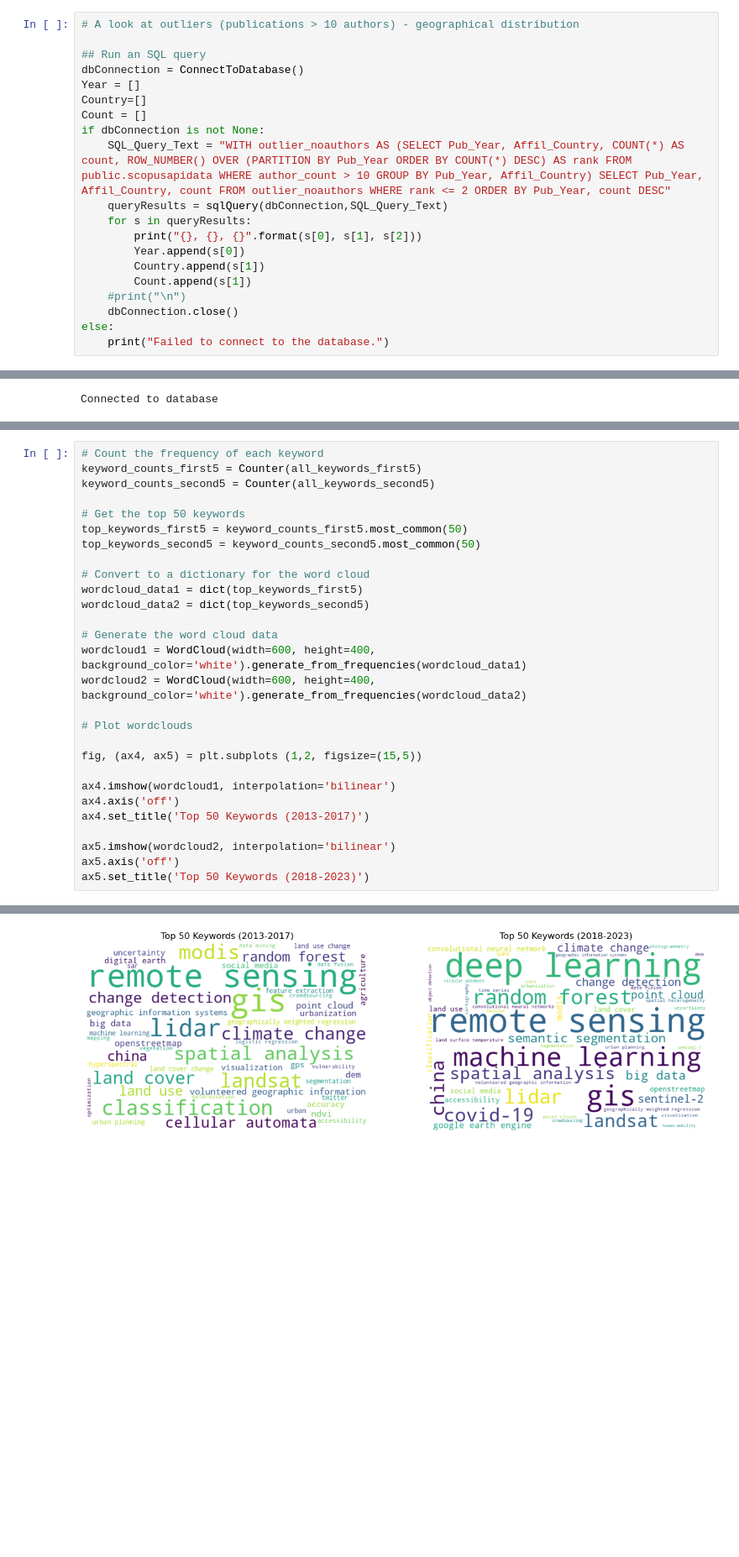
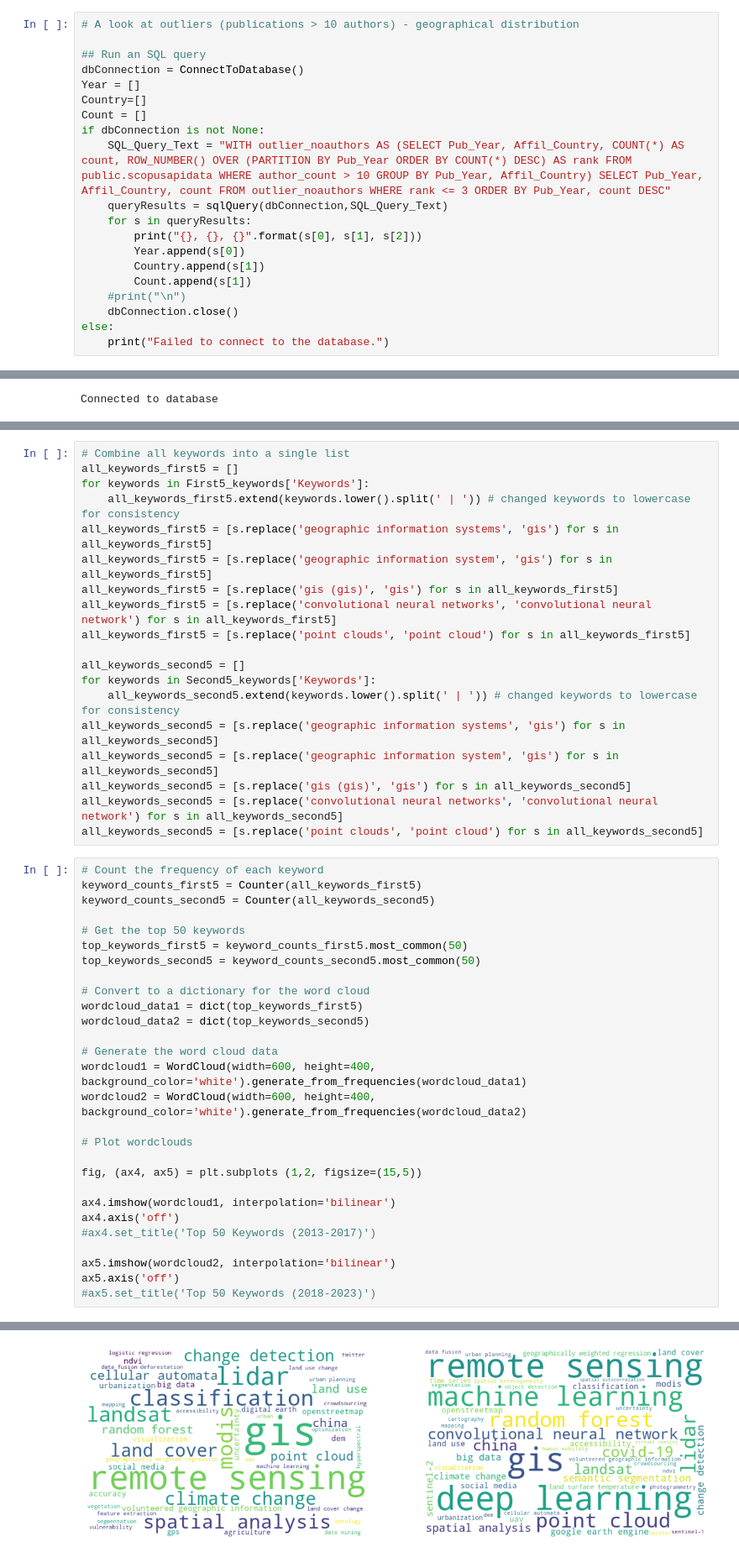
Before and after one commit to Arg-Pep/CS648---Project-ID-24-8, a Jupyter notebook: CS648 - Code.ipynb, the cells around one changed output, grey strips where cells are left out. Shown at 84% size. Saved outputs shown, nothing was run; the diff lists cells and outputs as text; blank space fills up the shorter version.

```diff
--- a/CS648 - Code.ipynb
+++ b/CS648 - Code.ipynb
@@ -1253,7 +1253,7 @@ Year = []
 Country=[]
 Count = []
 if dbConnection is not None:
-    SQL_Query_Text = "WITH outlier_noauthors AS (SELECT Pub_Year, Affil_Country, COUNT(*) AS count, ROW_NUMBER() OVER (PARTITION BY Pub_Year ORDER BY COUNT(*) DESC) AS rank FROM public.scopusapidata WHERE author_count > 10 GROUP BY Pub_Year, Affil_Country) SELECT Pub_Year, Affil_Country, count FROM outlier_noauthors WHERE rank <= 2 ORDER BY Pub_Year, count DESC"
+    SQL_Query_Text = "WITH outlier_noauthors AS (SELECT Pub_Year, Affil_Country, COUNT(*) AS count, ROW_NUMBER() OVER (PARTITION BY Pub_Year ORDER BY COUNT(*) DESC) AS rank FROM public.scopusapidata WHERE author_count > 10 GROUP BY Pub_Year, Affil_Country) SELECT Pub_Year, Affil_Country, count FROM outlier_noauthors WHERE rank <= 3 ORDER BY Pub_Year, count DESC"
     queryResults = sqlQuery(dbConnection,SQL_Query_Text)
     for s in queryResults:
         print("{}, {}, {}".format(s[0], s[1], s[2]))
@@ -1420,3 +1410,22 @@ for keywords in Second5_keywords['Keywords']:
+# %%
+# Combine all keywords into a single list
+all_keywords_first5 = []
+for keywords in First5_keywords['Keywords']:
+    all_keywords_first5.extend(keywords.lower().split(' | ')) # changed keywords to lowercase for consistency
+all_keywords_first5 = [s.replace('geographic information systems', 'gis') for s in all_keywords_first5]
+all_keywords_first5 = [s.replace('geographic information system', 'gis') for s in all_keywords_first5]
+all_keywords_first5 = [s.replace('gis (gis)', 'gis') for s in all_keywords_first5]
+all_keywords_first5 = [s.replace('convolutional neural networks', 'convolutional neural network') for s in all_keywords_first5]
+all_keywords_first5 = [s.replace('point clouds', 'point cloud') for s in all_keywords_first5]
+
+all_keywords_second5 = []
+for keywords in Second5_keywords['Keywords']:
+    all_keywords_second5.extend(keywords.lower().split(' | ')) # changed keywords to lowercase for consistency
+all_keywords_second5 = [s.replace('geographic information systems', 'gis') for s in all_keywords_second5]
+all_keywords_second5 = [s.replace('geographic information system', 'gis') for s in all_keywords_second5]
+all_keywords_second5 = [s.replace('gis (gis)', 'gis') for s in all_keywords_second5]
+all_keywords_second5 = [s.replace('convolutional neural networks', 'convolutional neural network') for s in all_keywords_second5]
+all_keywords_second5 = [s.replace('point clouds', 'point cloud') for s in all_keywords_second5]
 # %%
 # Count the frequency of each keyword
 keyword_counts_first5 = Counter(all_keywords_first5)
@@ -1440,9 +1449,9 @@ fig, (ax4, ax5) = plt.subplots (1,2, figsize=(15,5))
 
 ax4.imshow(wordcloud1, interpolation='bilinear')
 ax4.axis('off')
-ax4.set_title('Top 50 Keywords (2013-2017)')
+#ax4.set_title('Top 50 Keywords (2013-2017)')
 
 ax5.imshow(wordcloud2, interpolation='bilinear')
 ax5.axis('off')
-ax5.set_title('Top 50 Keywords (2018-2023)')
+#ax5.set_title('Top 50 Keywords (2018-2023)')
 # %% [output]
@@ -1450,4 +1459,4 @@ Text(0.5, 1.0, 'Top 50 Keywords (2018-2023)')
-[figure, old version]
+[figure, new version]
 # %%
 # Concatenation of the two wordcloud lists
 keyword_total = all_keywords_first5 + all_keywords_second5
```
Also changed, not shown: parts of 7 cells of this notebook.
